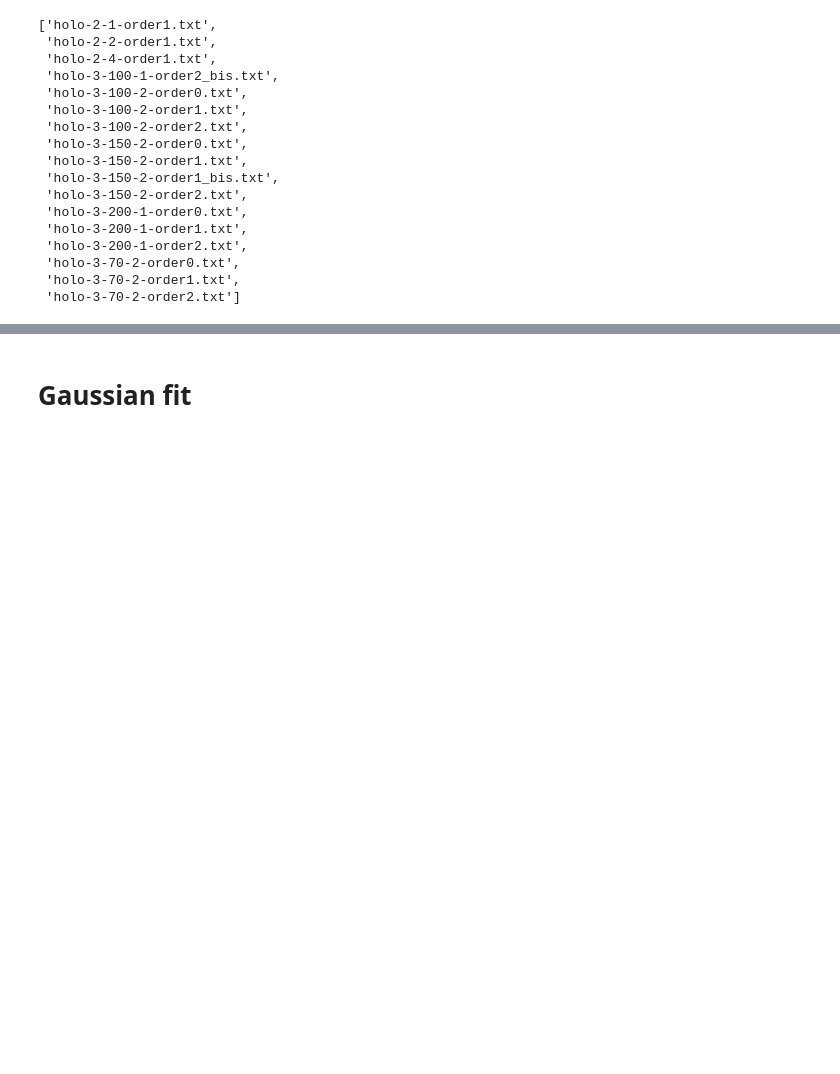
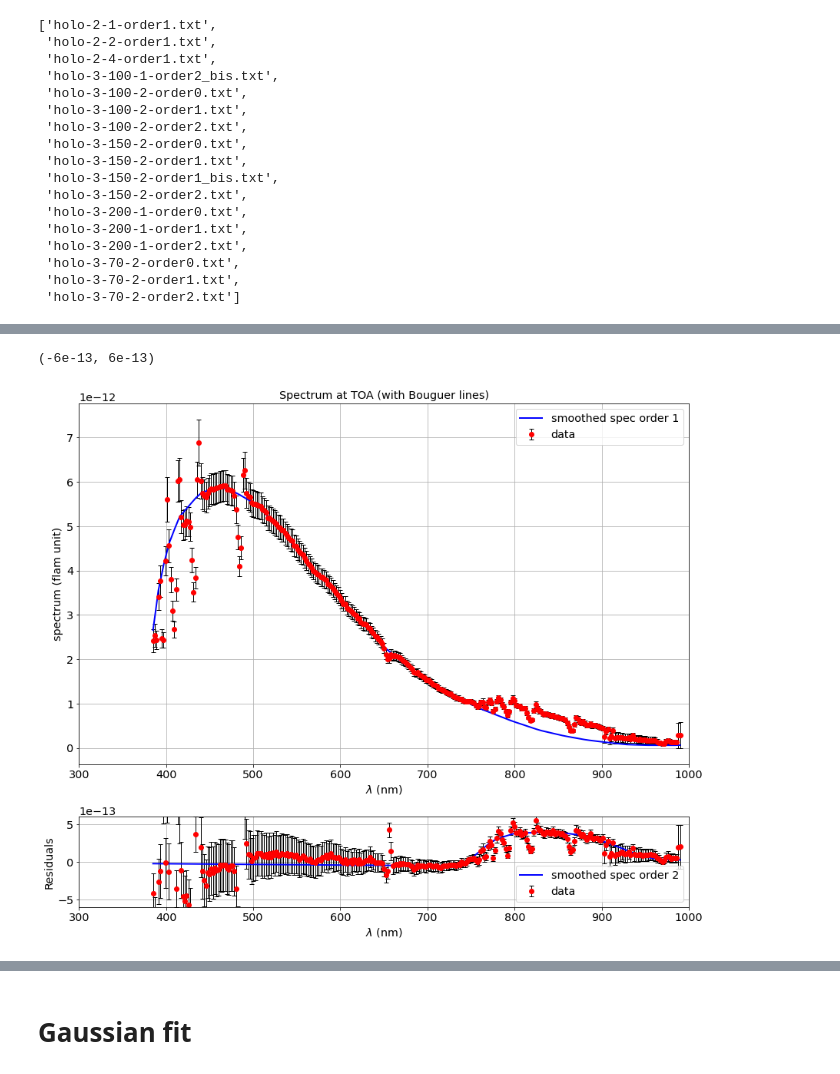
Before and after one commit to sylvielsstfr/PhotomCorrectAuxTel, a Jupyter notebook: analysis/MLfit_gp_data/ExtractThroughput.ipynb, the cells around one changed output, grey strips where cells are left out. Drawn from its saved outputs; the diff is of its cells as text; code cells hidden in the pictures; blank space fills up the shorter version.

```diff
--- a/analysis/MLfit_gp_data/ExtractThroughput.ipynb
+++ b/analysis/MLfit_gp_data/ExtractThroughput.ipynb
@@ -324,0 +427,60 @@ ax.grid()
+# %%
+# put the right scale
+df_scan2["spec_o2"]=df_scan2["spec_o2"].multiply(1e-13)
+# %%
+wl_scan1=df_scan1["wl"].values
+flx_scan1=df_scan1["spec_o1"].values
+spl_scan1 = UnivariateSpline(wl_scan1, flx_scan1)
+fcn_scan1 = interpolate.interp1d(wl_scan1, flx_scan1,bounds_error=False,fill_value=(0,0))
+# %%
+wl_scan2=df_scan2["wl"].values
+flx_scan2=df_scan2["spec_o2"].values
+spl_scan2 = UnivariateSpline(wl_scan2, flx_scan2)
+fcn_scan2 = interpolate.interp1d(wl_scan2, flx_scan2,bounds_error=False,fill_value=(0,0))
+# %%
+x_spec=np.linspace(wl1.min(),wl1.max(),100)
+# %%
+fig=plt.figure(figsize=(12,10),constrained_layout=True)
+
+
+widths = [1,1]
+heights = [4,1]
+#spec = fig.add_gridspec(ncols=1, nrows=2, width_ratios=widths,height_ratios=heights)
+spec = fig.add_gridspec(ncols=1, nrows=2, height_ratios=heights)
+
+ax1 = fig.add_subplot(spec[0, 0])
+ax2 = fig.add_subplot(spec[1, 0])
+
+# top panel
+ax1.errorbar(wl1,Y1,yerr=EY1,  fmt = 'o', color="r",capsize = 3, ecolor = 'k', elinewidth = 1, capthick = 1,label="data")
+ax1.plot(x_spec,fcn_scan1(x_spec),'b-',label="smoothed spec order 1",lw=2)
+
+ax1.set_xlabel("$\lambda$ (nm)")
+ax1.set_ylabel("spectrum (flam unit)")
+title=f"Spectrum at TOA (with Bouguer lines)"
+ax1.set_title(title)
+ax1.legend()
+ax1.grid()
+ax1.set_xlim(300,1000)
+#ax.set_yscale("log")
+
+# bottom panel
+
+# interpolate the simulated spectrum
+
+func_obs = interpolate.interp1d(obs.binwave/10, obs.binflux*10)
+
+DeltaY1= Y1-func_obs(wl1)
+ax2.errorbar(wl1,DeltaY1,yerr=EY1,  fmt = 'o', color="r",capsize = 3, ecolor = 'k', elinewidth = 1, capthick = 1,label="data")
+ax2.set_xlabel("$\lambda$ (nm)")
+ax2.set_ylabel("Residuals")
+ax2.plot(x_spec,fcn_scan2(x_spec),'b-',label="smoothed spec order 2",lw=2)
+title=f"residuals"
+#ax2.set_title(title)
+ax2.legend()
+ax2.grid()
+ax2.set_xlim(300,1000)
+ax2.set_ylim(-0.6e-12,0.6e-12)
+# %% [output]
+(-6e-13, 6e-13)
+[figure, added]
```
Also changed, not shown: parts of 39 cells of this notebook, 5 other files.
